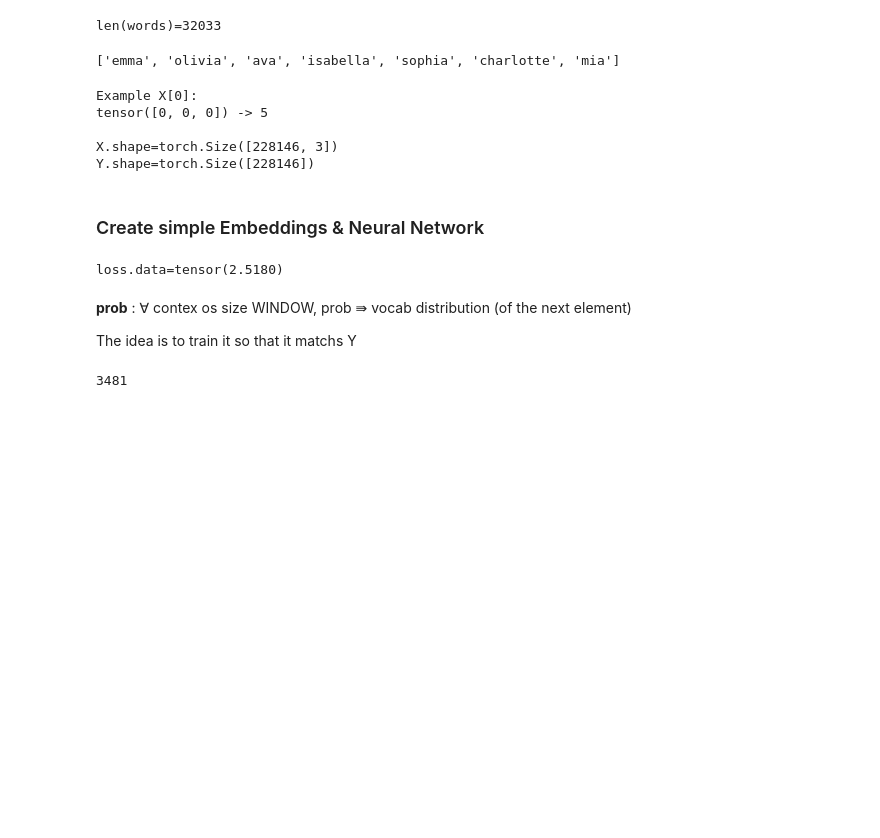
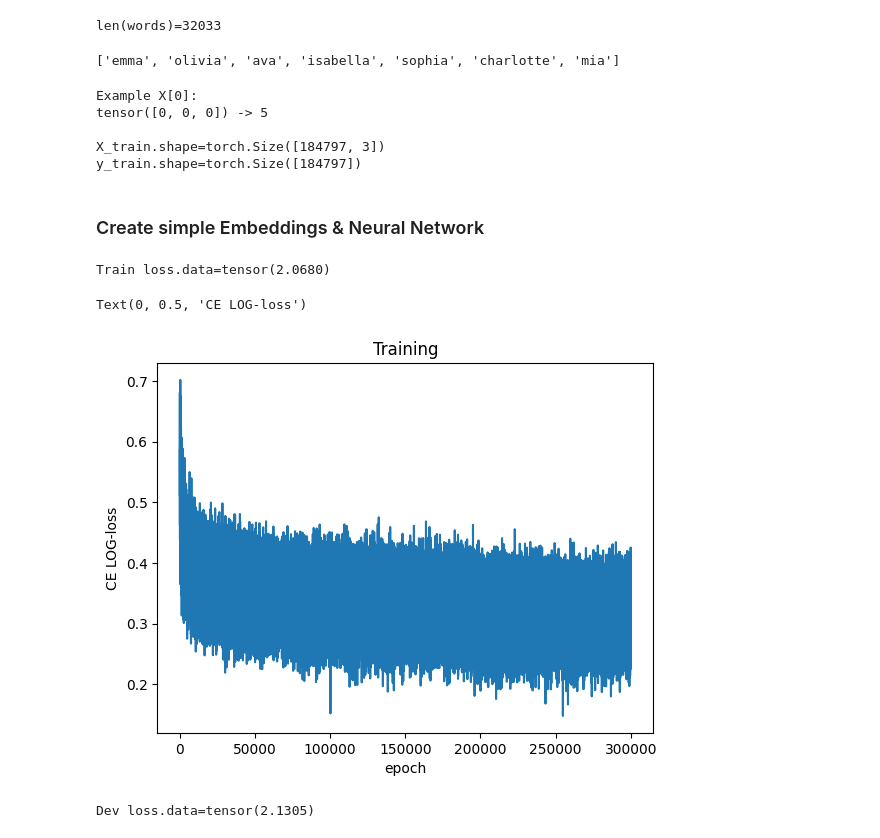
Before and after one commit to nikitakapitan/zero2hero, a Jupyter notebook: notebooks/makemore_mlp.ipynb, the cells around one changed output. Saved outputs shown, nothing was run; the diff lists cells and outputs as text; code cells hidden in the pictures; blank space fills up the shorter version.

```diff
--- a/notebooks/makemore_mlp.ipynb
+++ b/notebooks/makemore_mlp.ipynb
@@ -23,12 +25,14 @@ import matplotlib.pyplot as plt
 WINDOW = 3          # how many previous element to consider
 
 # architecture
-EMB_SIZE = 2        # dimention of embedding space
-HIDDEN_SIZE = 100   # size of hidden layer
+EMB_SIZE = 10        # dimention of embedding space
+HIDDEN_SIZE = 200   # size of hidden layer
 # training
 LR = 0.1
-N_EPOCHS = 100
+N_EPOCHS = 100000
 BATCH_SIZE = 64
+
+loglossi = []
 # %%
 words = open('../docs/names.txt', 'r').read().splitlines()
 print(f'{len(words)=}')
@@ -71,14 +75,17 @@ for w in words:
 X = torch.tensor(X)
 Y = torch.tensor(Y)
 
+X_train, X_test, y_train, y_test = train_test_split(X, Y, test_size=0.1, random_state=42)
+X_train, X_dev, y_train, y_dev = train_test_split(X_train, y_train, test_size=0.1, random_state=42)
+
 print(f'Example X[0]: \n{X[0]} -> {Y[0]}\n')
-print(f'{X.shape=} \n{Y.shape=}')
+print(f'{X_train.shape=} \n{y_train.shape=}')
 # %% [output]
 Example X[0]:
 tensor([0, 0, 0]) -> 5
 
-X.shape=torch.Size([228146, 3])
-Y.shape=torch.Size([228146])
+X_train.shape=torch.Size([184797, 3])
+y_train.shape=torch.Size([184797])
 # %% [markdown]
 ### Create simple Embeddings & Neural Network
 # %%
@@ -101,13 +111,13 @@ for p in parameters:
 # %%
-for epoch in range(10*N_EPOCHS):
+for epoch in range(N_EPOCHS):
 
     # -------- Forward-pass ---------------
 
     # mini batch
-    ixs = torch.randint(0, X.shape[0], (BATCH_SIZE,))
+    ixs = torch.randint(0, X_train.shape[0], (BATCH_SIZE,))
 
     # train embeddings
-    emb = C[X[ixs]]                          # (N, 3, 2)
+    emb = C[X_train[ixs]]                          # (N, 3, 2)
     emb = emb.view(-1, WINDOW*EMB_SIZE) #  concat by tokens -> (N , 6)
 
     # train Hidden Layer
@@ -118,8 +128,8 @@ for epoch in range(10*N_EPOCHS):
     # counts = logits.exp()
     # prob = counts / counts.sum(1, keepdims=True)
     # loss = - prob[torch.arange(len(X)) , Y].log().mean()
-    loss = F.cross_entropy(logits, Y[ixs])
-
+    loss = F.cross_entropy(logits, y_train[ixs])
+    loglossi.append(loss.log10().item())
 
     # training
     for p in parameters:
@@ -128,17 +138,22 @@ for epoch in range(10*N_EPOCHS):
 
     #update
     for p in parameters:
-        p.data += -LR * p.grad
+        p.data += -0.01 * p.grad
 
-print(f'{loss.data=}')
+# train loss
+emb = C[X_train]
+emb = emb.view(-1, WINDOW*EMB_SIZE)
+h = torch.tanh(emb @ hidden_W + hidden_b)
+logits = h @ out_W + out_b
+loss = F.cross_entropy(logits, y_train)
+print(f'Train {loss.data=}')
 # %% [output]
-loss.data=tensor(2.5180)
+Train loss.data=tensor(2.0680)
-# %% [markdown]
-**prob** :
-∀ contex os size WINDOW, prob ⇛ vocab distribution (of the next element)
-
-The idea is to train it so that it matchs Y
-# %%
-sum(p.nelement() for p in [C, hidden_W, hidden_b, out_W, out_b])
-# %% [output]
-3481
+# %%
+plt.plot(range(len(loglossi)), loglossi)
+plt.title('Training')
+plt.xlabel('epoch')
+plt.ylabel('CE LOG-loss')
+# %% [output]
+Text(0, 0.5, 'CE LOG-loss')
+[figure, added]
@@ -144,0 +167,10 @@ sum(p.nelement() for p in [C, hidden_W, hidden_b, out_W, out_b])
+# %%
+# dev
+emb = C[X_dev]
+emb = emb.view(-1, WINDOW*EMB_SIZE)
+h = torch.tanh(emb @ hidden_W + hidden_b)
+logits = h @ out_W + out_b
+loss = F.cross_entropy(logits, y_dev)
+print(f'Dev {loss.data=}')
+# %% [output]
+Dev loss.data=tensor(2.1305)
```
Also changed, not shown: parts of 4 cells of this notebook.
